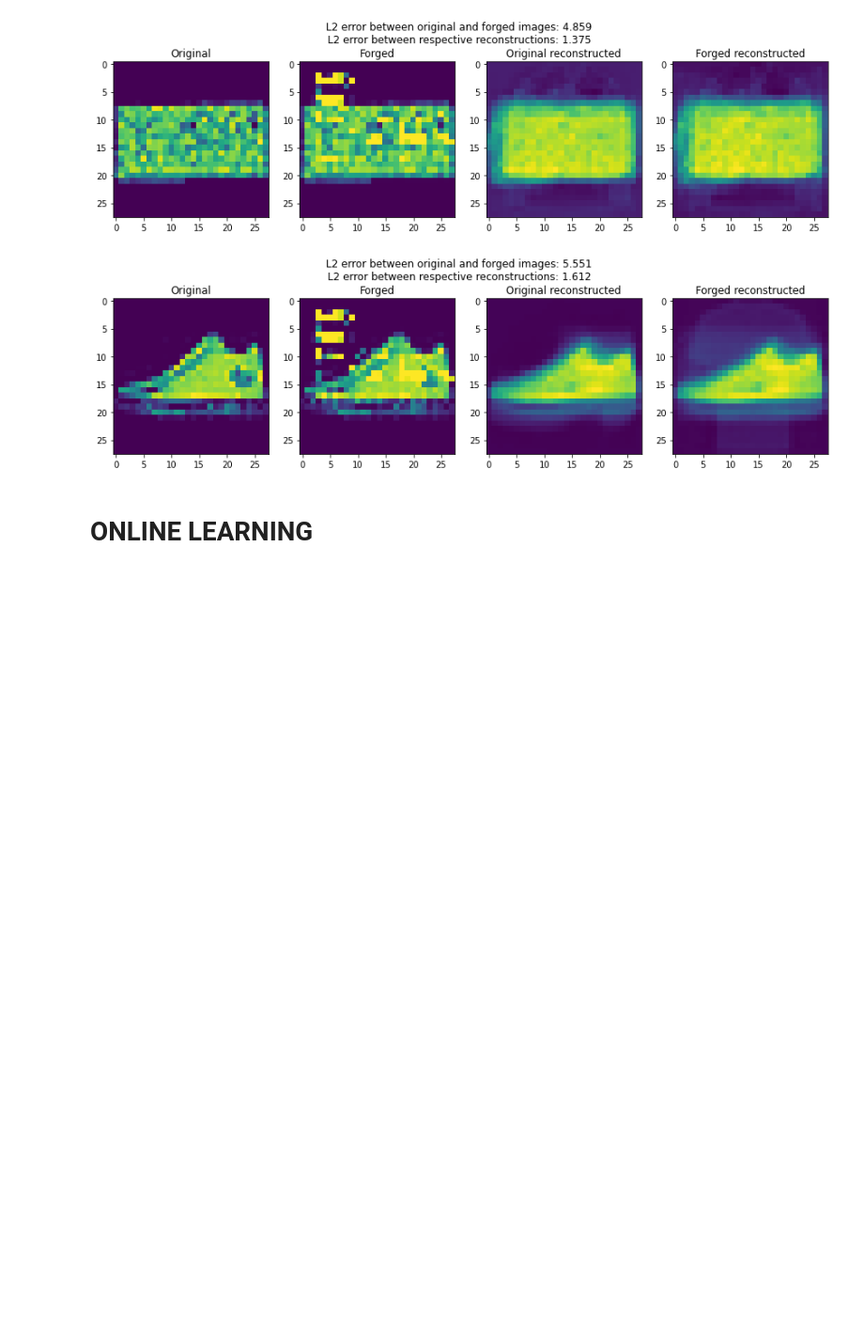
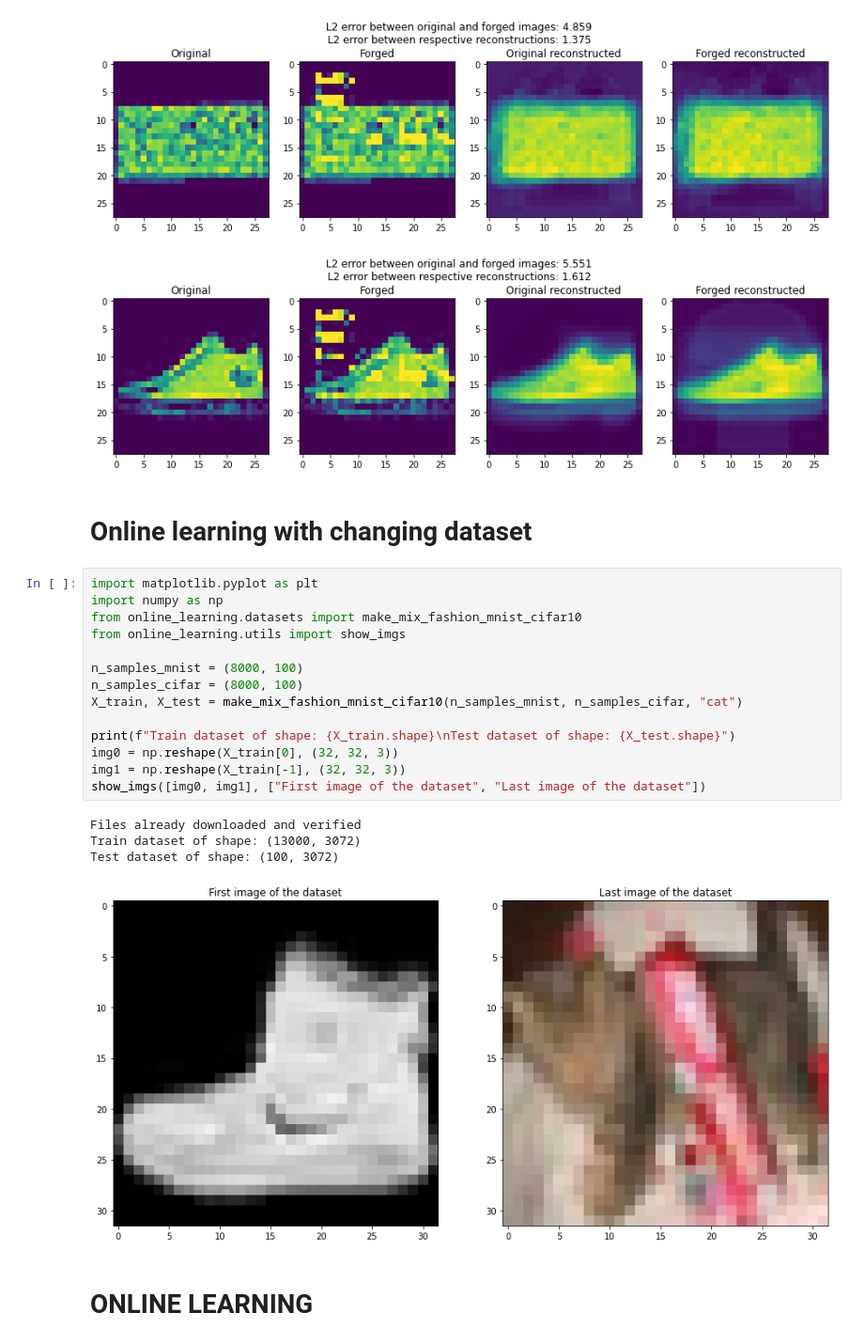
Before and after one commit to thomaschabal/OnlineDictionaryLearningForSparseCoding, a Jupyter notebook: main.ipynb, the cells around one changed output. Shown at 94% size. Cells and saved outputs as stored; diff of their text form; blank space fills up the shorter version.

Commit message:
Cleaned dataset loaders and added mix fashionMNIST-cifar10

```diff
--- a/main.ipynb
+++ b/main.ipynb
@@ -403,6 +403,27 @@ for img_idx in range(5):
 [figure]
 [figure]
 [figure]
+# %% [markdown]
+# Online learning with changing dataset
+# %%
+import matplotlib.pyplot as plt
+import numpy as np
+from online_learning.datasets import make_mix_fashion_mnist_cifar10
+from online_learning.utils import show_imgs
+
+n_samples_mnist = (8000, 100)
+n_samples_cifar = (8000, 100)
+X_train, X_test = make_mix_fashion_mnist_cifar10(n_samples_mnist, n_samples_cifar, "cat")
+
+print(f"Train dataset of shape: {X_train.shape}\nTest dataset of shape: {X_test.shape}")
+img0 = np.reshape(X_train[0], (32, 32, 3))
+img1 = np.reshape(X_train[-1], (32, 32, 3))
+show_imgs([img0, img1], ["First image of the dataset", "Last image of the dataset"])
+# %% [output]
+Files already downloaded and verified
+Train dataset of shape: (13000, 3072)
+Test dataset of shape: (100, 3072)
+[figure, added]
 # %% [markdown]
 # ONLINE LEARNING
 # %%
```
Also changed, not shown: 5 other files.
